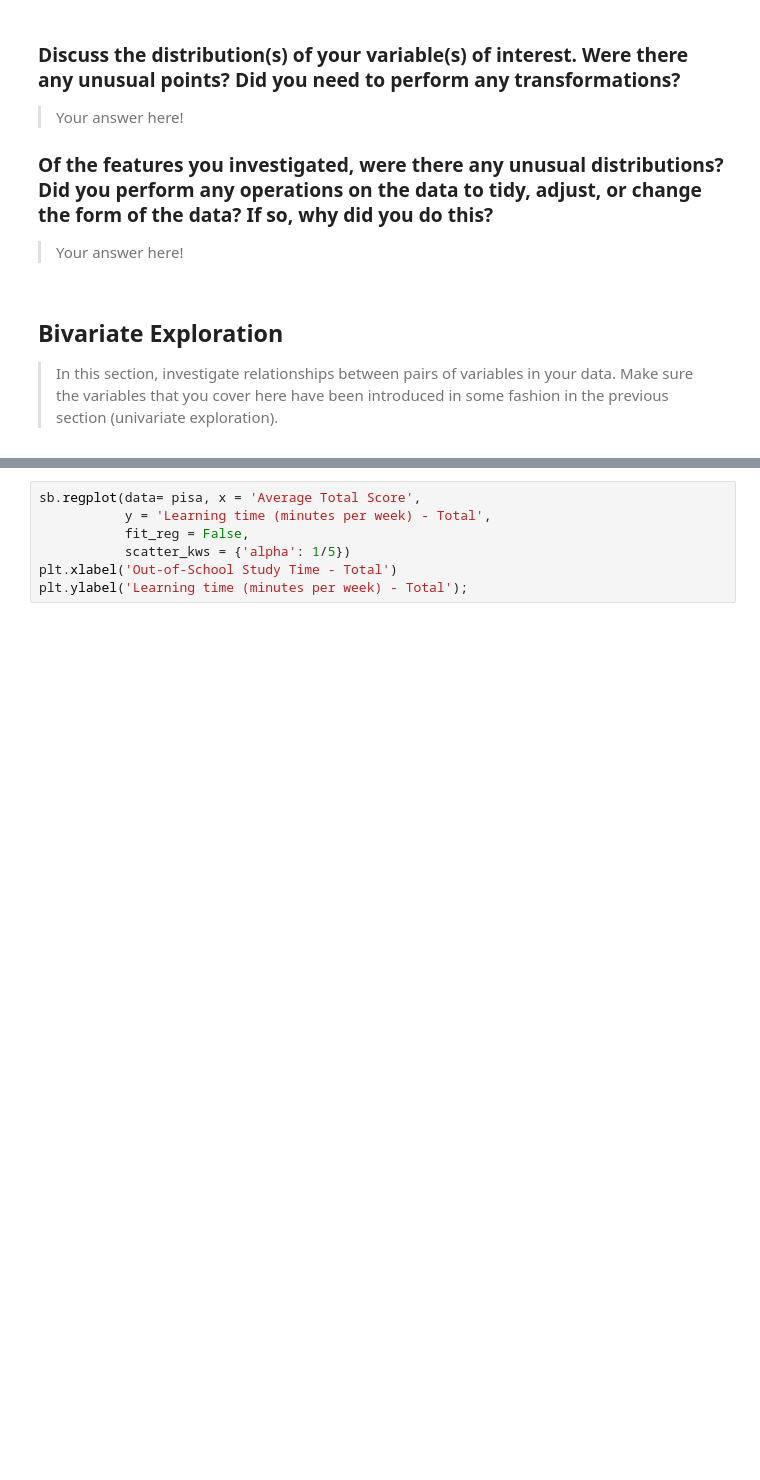
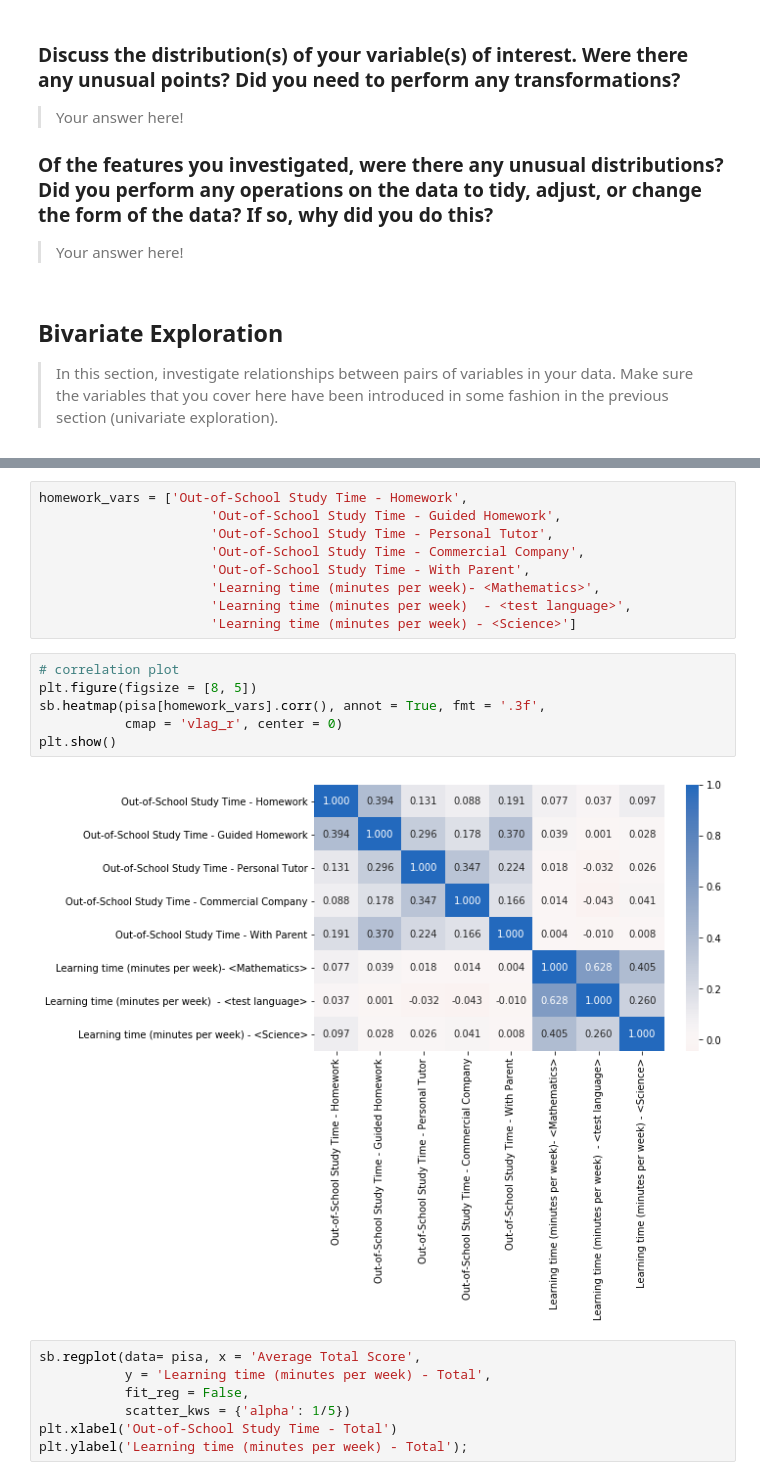
Before and after one commit to Dyke-F/Pisa-Data-Analysis, a Jupyter notebook: pisa_exploration.ipynb, the cells around one changed output, grey strips where cells are left out. Cells and saved outputs as stored; diff of their text form; blank space fills up the shorter version.

```diff
--- a/pisa_exploration.ipynb
+++ b/pisa_exploration.ipynb
@@ -277,3 +328,20 @@ fashion in the previous section (univariate exploration).
+# %%
+homework_vars = ['Out-of-School Study Time - Homework',
+                      'Out-of-School Study Time - Guided Homework',
+                      'Out-of-School Study Time - Personal Tutor',
+                      'Out-of-School Study Time - Commercial Company',
+                      'Out-of-School Study Time - With Parent',
+                      'Learning time (minutes per week)- <Mathematics>',
+                      'Learning time (minutes per week)  - <test language>',
+                      'Learning time (minutes per week) - <Science>']
+# %%
+# correlation plot
+plt.figure(figsize = [8, 5])
+sb.heatmap(pisa[homework_vars].corr(), annot = True, fmt = '.3f',
+           cmap = 'vlag_r', center = 0)
+plt.show()
+# %% [output]
+[figure, added]
 # %%
 sb.regplot(data= pisa, x = 'Average Total Score',
            y = 'Learning time (minutes per week) - Total',
```
Also changed, not shown: parts of 21 cells of this notebook.
